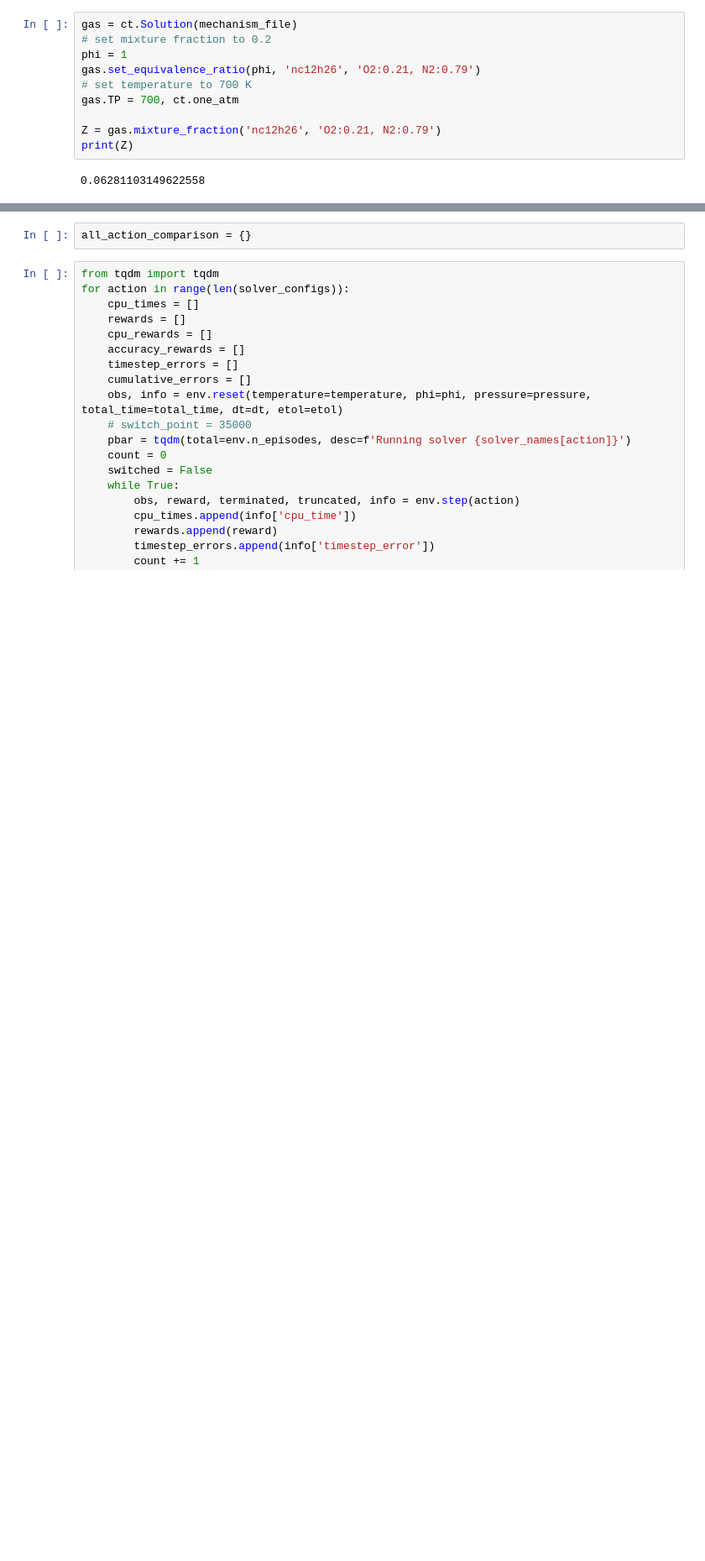
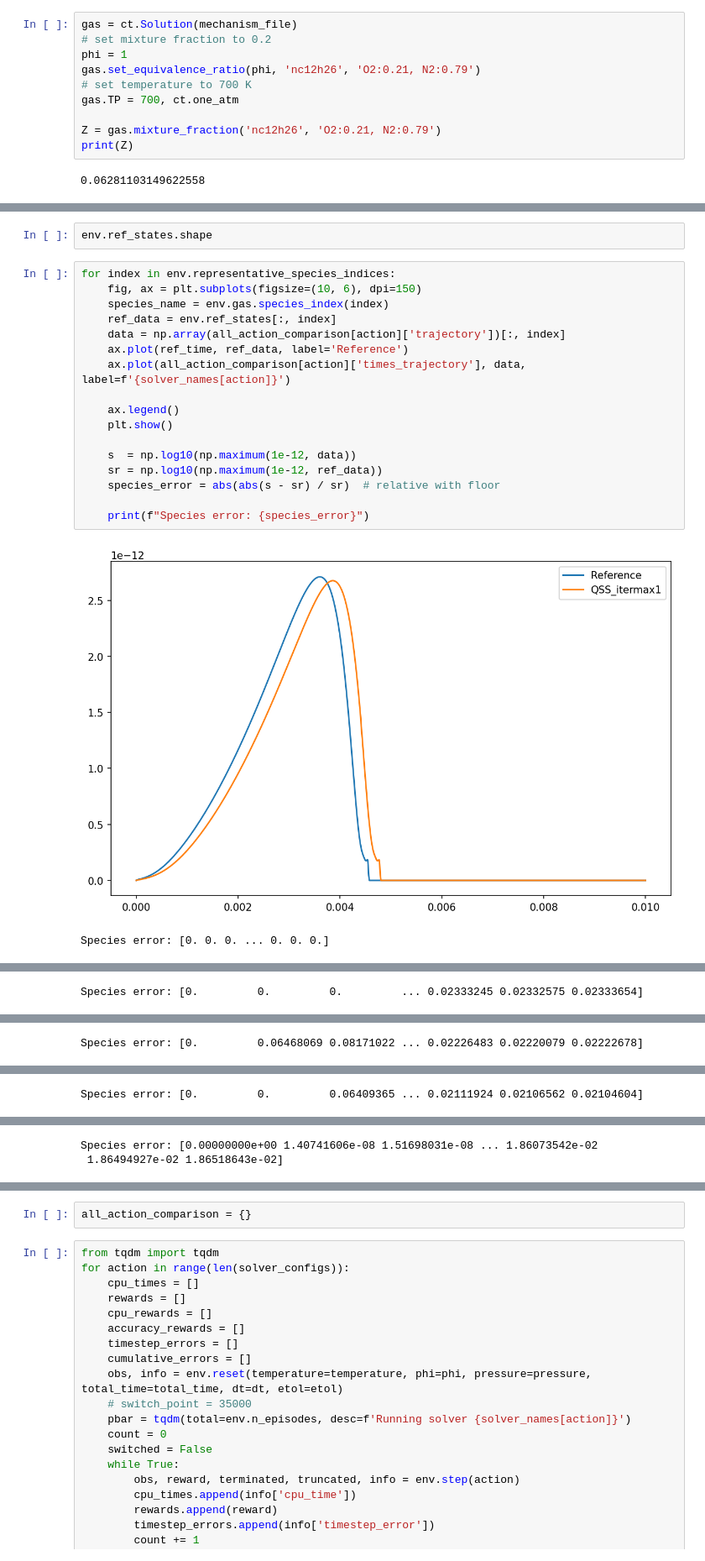
Before and after one commit to DMO-LAB/combustionRL, a Jupyter notebook: evaluate_rl.ipynb, the cells around one changed output, grey strips where cells are left out. Shown at 84% size. Saved outputs shown, nothing was run; the diff lists cells and outputs as text; blank space fills up the shorter version.

```diff
--- a/evaluate_rl.ipynb
+++ b/evaluate_rl.ipynb
@@ -1051,0 +981,22 @@ plt.show()
+# %%
+env.ref_states.shape
+# %%
+for index in env.representative_species_indices:
+    fig, ax = plt.subplots(figsize=(10, 6), dpi=150)
+    species_name = env.gas.species_index(index)
+    ref_data = env.ref_states[:, index]
+    data = np.array(all_action_comparison[action]['trajectory'])[:, index]
+    ax.plot(ref_time, ref_data, label='Reference')
+    ax.plot(all_action_comparison[action]['times_trajectory'], data, label=f'{solver_names[action]}')
+
+    ax.legend()
+    plt.show()
+
+    s  = np.log10(np.maximum(1e-12, data))
+    sr = np.log10(np.maximum(1e-12, ref_data))
+    species_error = abs(abs(s - sr) / sr)  # relative with floor
+
+    print(f"Species error: {species_error}")
+# %% [output]
+[figure, added]
+Species error: [0. 0. 0. ... 0. 0. 0.]
@@ -1051,0 +1004 @@ plt.show()
+Species error: [0.         0.         0.         ... 0.02333245 0.02332575 0.02333654]
@@ -1051,0 +1006 @@ plt.show()
+Species error: [0.         0.06468069 0.08171022 ... 0.02226483 0.02220079 0.02222678]
@@ -1051,0 +1008 @@ plt.show()
+Species error: [0.         0.         0.06409365 ... 0.02111924 0.02106562 0.02104604]
@@ -1052,3 +1010,5 @@ plt.show()
+Species error: [0.00000000e+00 1.40741606e-08 1.51698031e-08 ... 1.86073542e-02
+ 1.86494927e-02 1.86518643e-02]
 # %%
 # plot the reward, cpu time, and timestep error
 fig, (ax1, ax2, ax3) = plt.subplots(3, 1, figsize=(10, 15), dpi=150)
```
Also changed, not shown: parts of 20 cells of this notebook, 3 other files.
